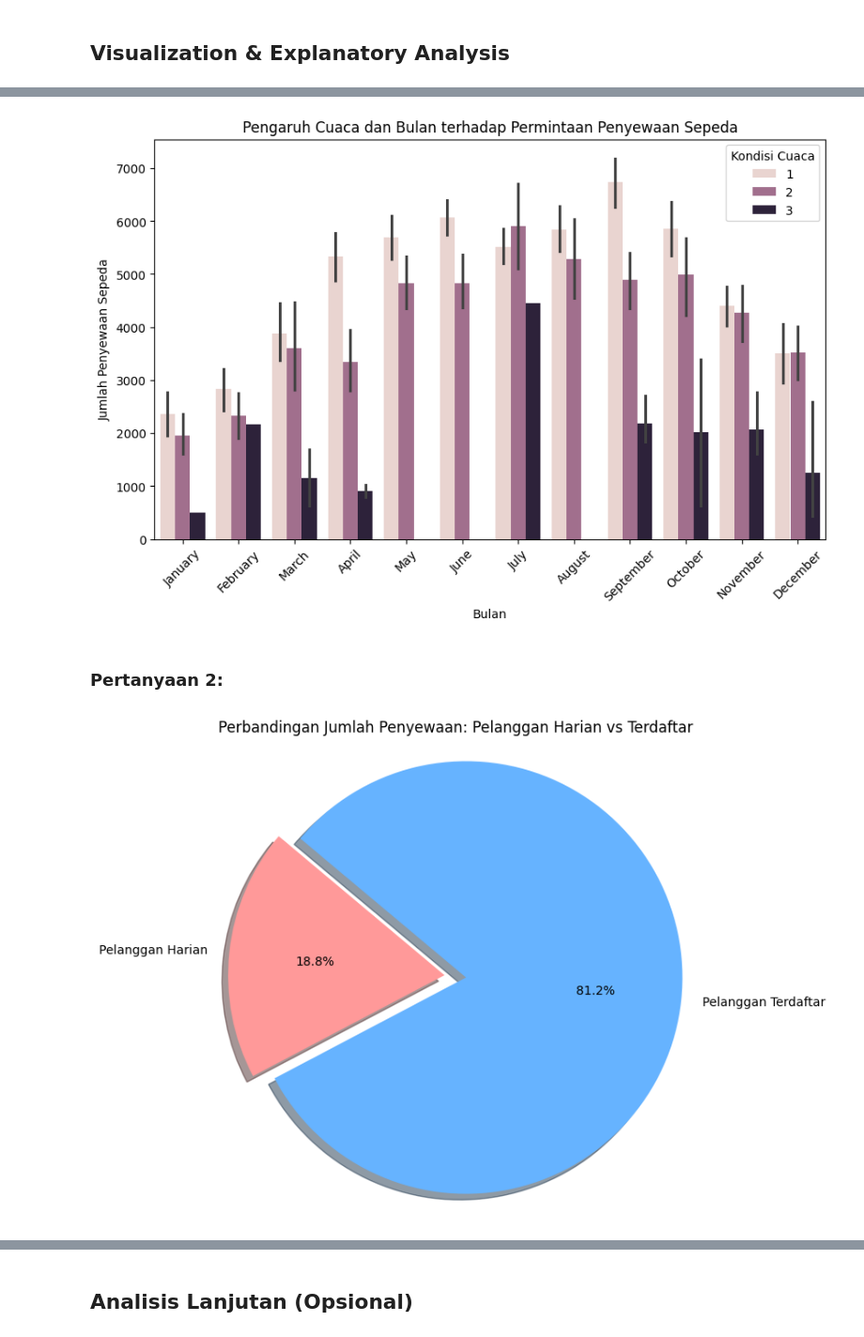
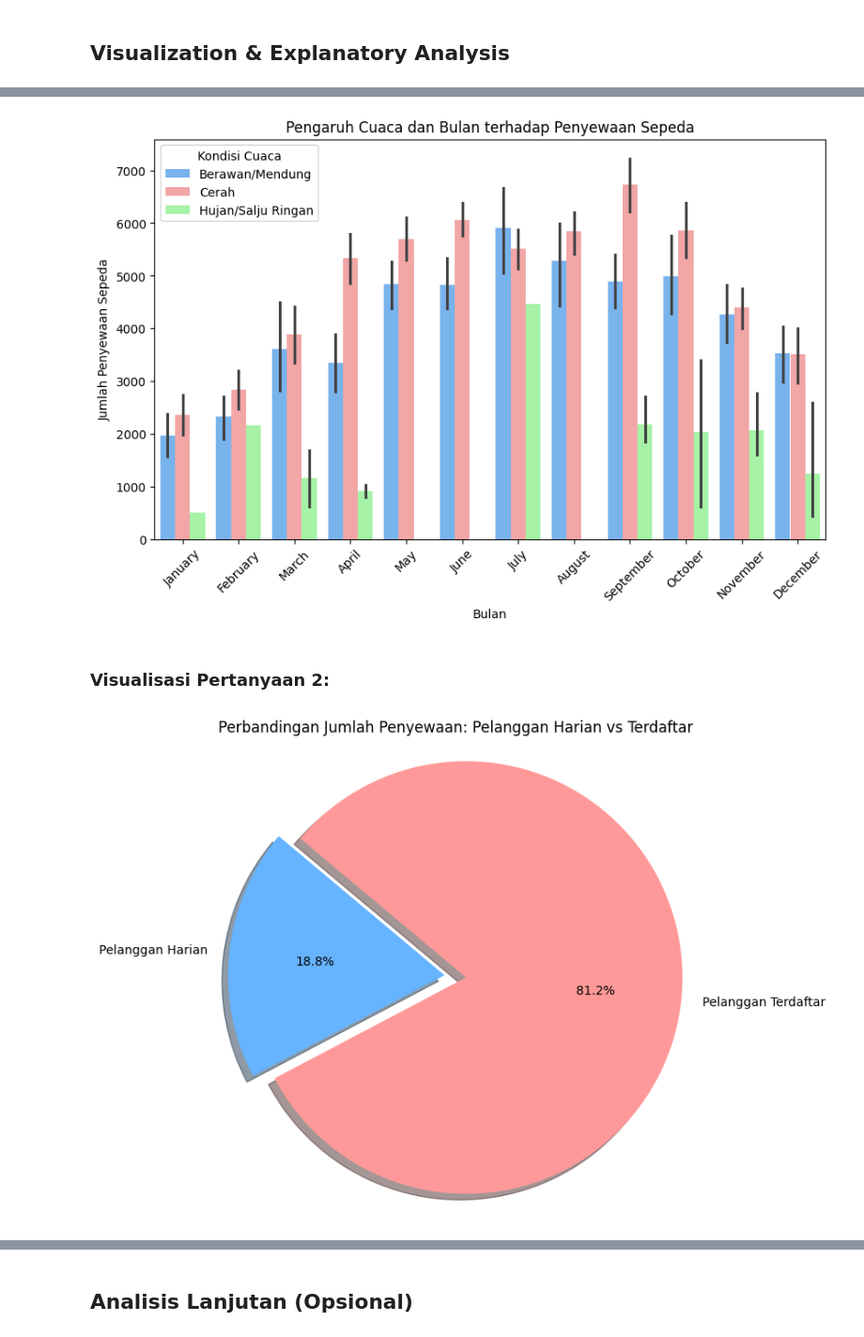
Before and after one commit to Ndaputtra/AnalisisData_Bike_Sharing, a Jupyter notebook: Notebook.ipynb, the cells around one changed output, grey strips where cells are left out. Shown: that part at 94% size. Saved outputs shown, nothing was run; the diff lists cells and outputs as text; code cells hidden in the pictures.

```diff
--- a/Notebook.ipynb
+++ b/Notebook.ipynb
@@ -26,0 +23,2 @@ day_data = pd.read_csv('D:/Penyimpanan Uama/BANGKIT 2024/Submision Dicoding Anal
+# %%
+day_data = pd.read_csv('Data/day.csv')
@@ -54,0 +31,4 @@ dtype: int64
+# %%
+day_data['month'] = pd.to_datetime(day_data['dteday']).dt.month_name()
+weather_mapping = {1: 'Cerah', 2: 'Berawan/Mendung', 3: 'Hujan/Salju Ringan'}
+day_data['weathersit_label'] = day_data['weathersit'].map(weather_mapping)
@@ -111,27 +110,27 @@ print(rfm_data.head())
 # %%
 plt.figure(figsize=(10, 6))
-sns.barplot(x='month', y='cnt', hue='weathersit', data=day_data)
-plt.title('Pengaruh Cuaca dan Bulan terhadap Permintaan Penyewaan Sepeda')
+sns.barplot(x='month', y='cnt', hue='weathersit_label', data=day_data, palette=['#66b3ff', '#ff9999', '#99ff99'])
+plt.title('Pengaruh Cuaca dan Bulan terhadap Penyewaan Sepeda')
 plt.xticks(rotation=45)
 plt.xlabel('Bulan')
 plt.ylabel('Jumlah Penyewaan Sepeda')
-plt.legend(title='Kondisi Cuaca', loc='upper right')
+plt.legend(title='Kondisi Cuaca')
 plt.show()
 # %% [output]
-[figure, old version]
+[figure, new version]
 # %% [markdown]
-### Pertanyaan 2:
+### Visualisasi Pertanyaan 2:
 # %%
 labels = ['Pelanggan Harian', 'Pelanggan Terdaftar']
 sizes = [day_data['casual'].sum(), day_data['registered'].sum()]
-colors = ['#ff9999','#66b3ff']
-explode = (0.1, 0)  # Membuat potongan pada pie chart
+colors = ['#66b3ff', '#ff9999']
+explode = (0.1, 0)
 
 plt.figure(figsize=(7, 7))
 plt.pie(sizes, explode=explode, labels=labels, colors=colors, autopct='%1.1f%%',
         shadow=True, startangle=140)
 plt.title('Perbandingan Jumlah Penyewaan: Pelanggan Harian vs Terdaftar')
-plt.axis('equal')  # Equal aspect ratio ensures that pie is drawn as a circle.
+plt.axis('equal')
 plt.show()
 # %% [output]
-[figure, old version]
+[figure, new version]
```
Also changed, not shown: parts of 22 cells of this notebook, 1 other file.
